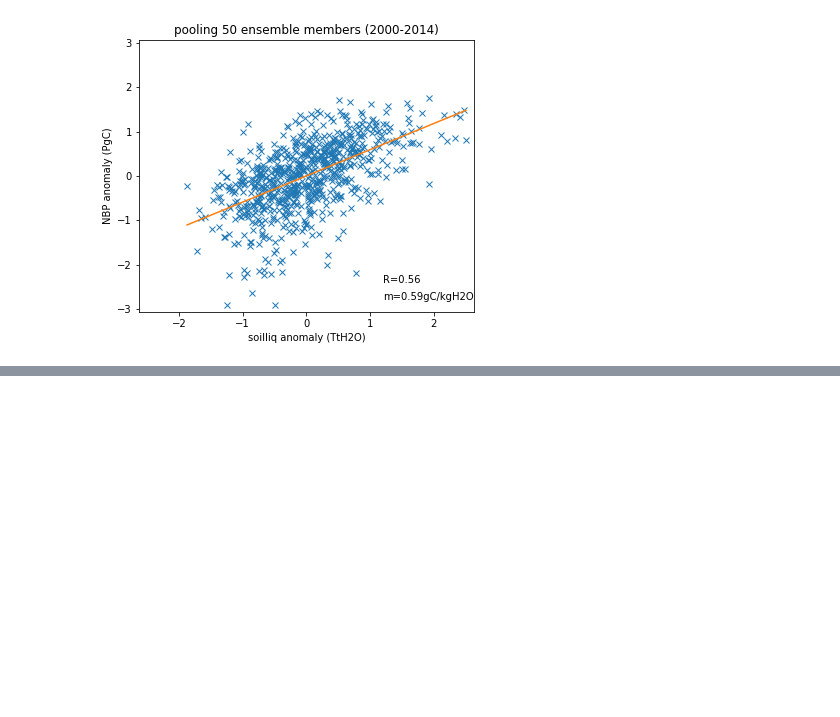
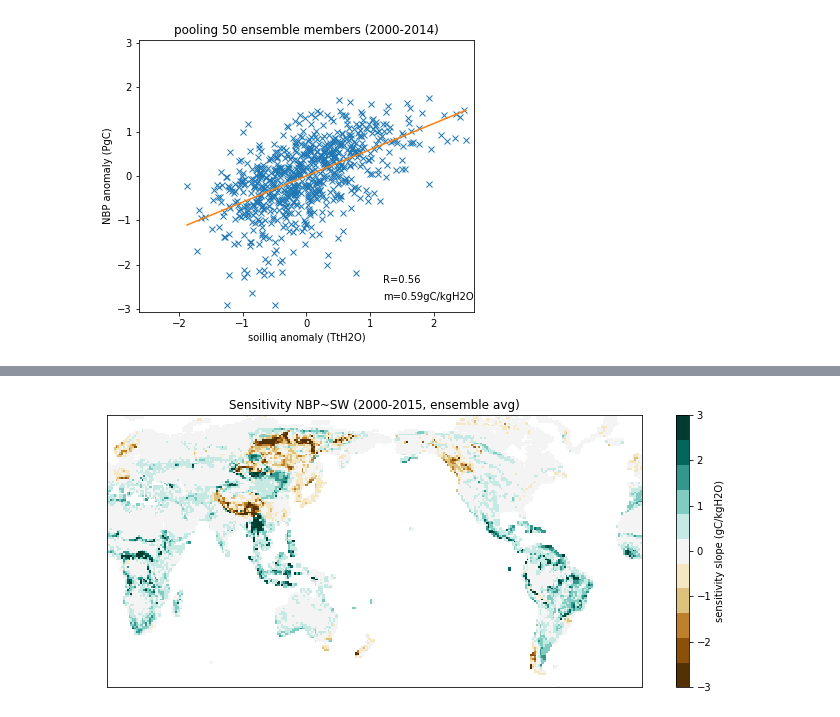
Before and after one commit to djk2120/TWSnbp, a Jupyter notebook: src/TWSnbp.ipynb, the cells around one changed output, grey strips where cells are left out. Cells and saved outputs as stored; diff of their text form; code cells hidden in the pictures; blank space fills up the shorter version.

Commit message:
implement gridcell regressions

```diff
--- a/src/TWSnbp.ipynb
+++ b/src/TWSnbp.ipynb
@@ -131,7 +202,7 @@ Wall time: 34.8 s
 ### Analysis
 # %%
 %%time
-landarea = cesm2['area']*cesm2['landfrac']
+landarea = (cesm2['area']*cesm2['landfrac']).isel(time=0)
 ny = len(np.unique(cesm2['time.year']))
 mth_wts = month_wts(ny)
 
@@ -233,0 +304,20 @@ plt.title('pooling 50 ensemble members (2000-2014)');
+# %%
+## perform a regression at every gridcell for all ensemble members....
+%%time
+xvars  = ['SW']
+xconvs = [1/365]           #--> mmH2O
+yvar   = 'NBP'
+yconv  = 24*60*60        #--> gC/m2
+ee = 0
+
+with joblib.parallel_backend('dask'):
+    slope_maps = Parallel()(delayed(glob_regress)(xvars,yvar,xconvs,yconv,ee)
+                            for ee in cesm2['ens'].values)
+nx = len(slope_maps)
+avg_slopes = np.zeros(landarea.shape)
+ixlnd = np.ones(landarea.shape)
+for slope_map in slope_maps:
+    ixlnd = np.logical_and(ixlnd,~np.isnan(slope_map[0]))
+for slope_map in slope_maps:
+    avg_slopes[ixlnd] = avg_slopes[ixlnd]+1/nx*slope_map[0][ixlnd]
+avg_slopes[~ixlnd] = np.nan
@@ -234,3 +327,13 @@ plt.title('pooling 50 ensemble members (2000-2014)');
+# %%
+plt.figure(figsize=[12,5])
+plt.pcolormesh(avg_slopes,cmap=ccc,vmin=-3,vmax=3)
+plt.colorbar(label='sensitivity slope (gC/kgH2O)')
+plt.ylim([30,180])
+plt.yticks([])
+plt.xticks([])
+plt.title('Sensitivity NBP~SW (2000-2015, ensemble avg)');
+# %% [output]
+[figure, added]
 # %%
 def get_file(ee,model,field):
     if model == 'CESM1':
```
Also changed, not shown: parts of 5 cells of this notebook.
